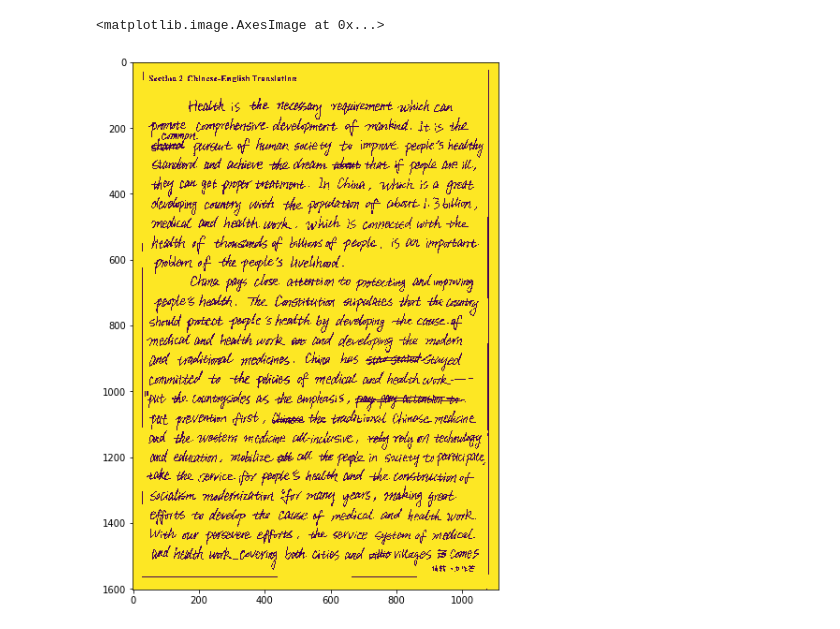
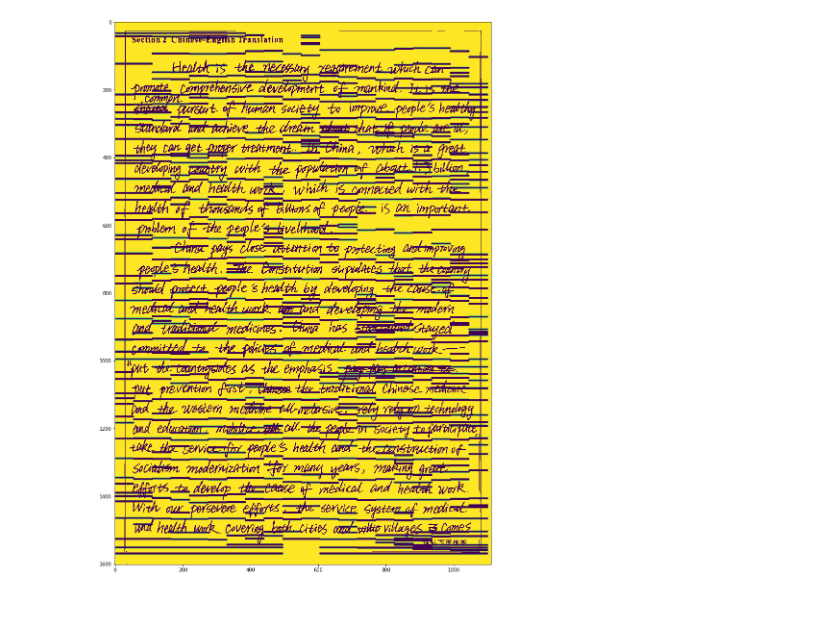
Before and after one commit to lcukerd/Papvassiliou, a Jupyter notebook: Implementation.ipynb, the cells around one changed output. Drawn from its saved outputs; the diff is of its cells as text; code cells hidden in the pictures.

```diff
--- a/Implementation.ipynb
+++ b/Implementation.ipynb
@@ -51,28 +19,24 @@ def projectionProfile(image,width):
-# %%
-def getdelta(image, width, pp):
-    th = 0.12;
-    delta = [];
-    (h, w) = np.shape(image);
-    for i in range(len(pp)):
-        sum = 0;
-        total = (width if (i+1)*width <= w else (w - i*width)) * h;
-        d = pp[i] / total
-        if d > th:
-            delta.append(1);
-        else:
-            delta.append(0);
-    return delta
-# %%
-def getWeights(m):
-    denom = 0;
-    w = [];
-    for i in range(-m,m+1):
-        denom += math.exp(-3 * abs(i)/(m+1));
-    for i in range(-m,m+1):
-        w.append(math.exp(-3 * abs(i)/(m+1)) / denom);
-    return w;
-# %%
-plt.imshow(image)
-# %% [output]
-<matplotlib.image.AxesImage at 0x...>
-[figure, removed]
+# %%
+width = int (0.05 * w);
+(h, w) = np.shape(image);
+strips = (int (w/width) + (1 if w%width != 0 else 0));
+M = 1;
+
+wt = getWeights(M);
+pp = [];
+for i in range(strips):
+    pp.append(projectionProfile(image, width, i));
+
+delta = getdelta(image, width, strips, pp);
+SPR = [];
+for i in range(strips):
+    SPR.append(getSPR(image, M, i, delta, wt, pp, strips));
+
+dSPR = [];
+CCheight = getCCHeight(image);
+for i in range(strips):
+    dSPR.append(getdiffSPR(SPR[i], image, CCheight));
+# %%
+showLine(image, dSPR, strips, width);
+# %% [output]
+[figure, added]
```
Also changed, not shown: parts of 8 cells of this notebook, 4 other files.
